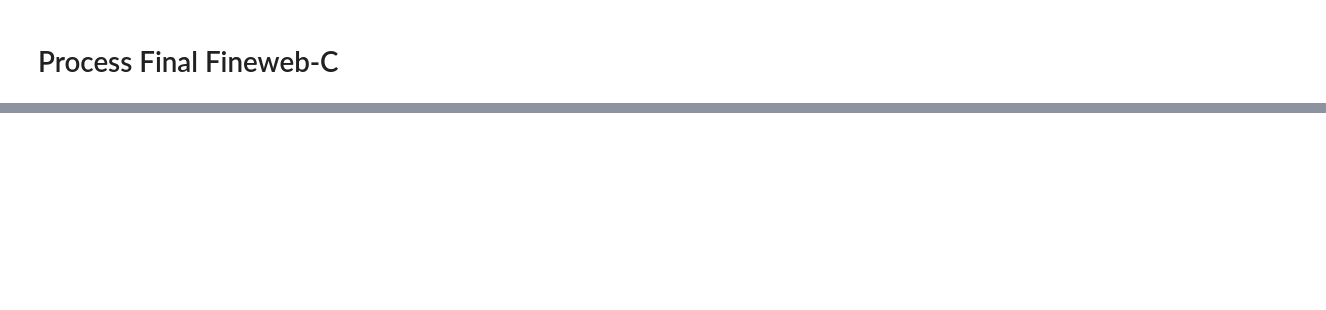
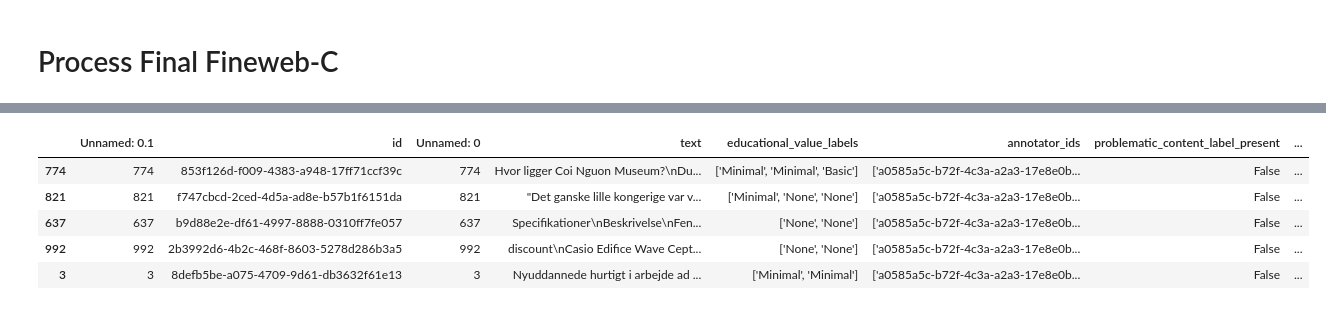
Before and after one commit to Shadoughcake/Enhancing-Multilingual-AI-Analyzing-and-Modeling-Educational-Content-with-the-FineWeb-C, a Jupyter notebook: dataset_interpret.ipynb, the cells around one changed output, grey strips where cells are left out. Cells and saved outputs as stored; diff of their text form; code cells hidden in the pictures; blank space fills up the shorter version.

```diff
--- a/dataset_interpret.ipynb
+++ b/dataset_interpret.ipynb
@@ -201 +276,10 @@ display(updated_samples[['id', 'text', 'educational_value_labels']])
 updated_df.to_csv('fineweb-c_relabled.csv', index=True)
+# %%
+pd.read_csv("fineweb-c_relabled.csv").sample(5)
+# %% [output]
+|  | Unnamed: 0.1 | id | Unnamed: 0 | text | educational_value_labels | annotator_ids | problematic_content_label_present | ... |
+| 774 | 774 | 853f126d-f009-4383-a948-17ff71ccf39c | 774 | Hvor ligger Coi Nguon Museum?\nDu... | ['Minimal', 'Minimal', 'Basic'] | ['a0585a5c-b72f-4c3a-a2a3-17e8e0b... | False | ... |
+| 821 | 821 | f747cbcd-2ced-4d5a-ad8e-b57b1f6151da | 821 | "Det ganske lille kongerige var v... | ['Minimal', 'None', 'None'] | ['a0585a5c-b72f-4c3a-a2a3-17e8e0b... | False | ... |
+| 637 | 637 | b9d88e2e-df61-4997-8888-0310ff7fe057 | 637 | Specifikationer\nBeskrivelse\nFen... | ['None', 'None'] | ['a0585a5c-b72f-4c3a-a2a3-17e8e0b... | False | ... |
+| 992 | 992 | 2b3992d6-4b2c-468f-8603-5278d286b3a5 | 992 | discount\nCasio Edifice Wave Cept... | ['None', 'None'] | ['a0585a5c-b72f-4c3a-a2a3-17e8e0b... | False | ... |
+| 3 | 3 | 8defb5be-a075-4709-9d61-db3632f61e13 | 3 | Nyuddannede hurtigt i arbejde ad ... | ['Minimal', 'Minimal'] | ['a0585a5c-b72f-4c3a-a2a3-17e8e0b... | False | ... |
```
Also changed, not shown: parts of 20 cells of this notebook, 8 other files.
